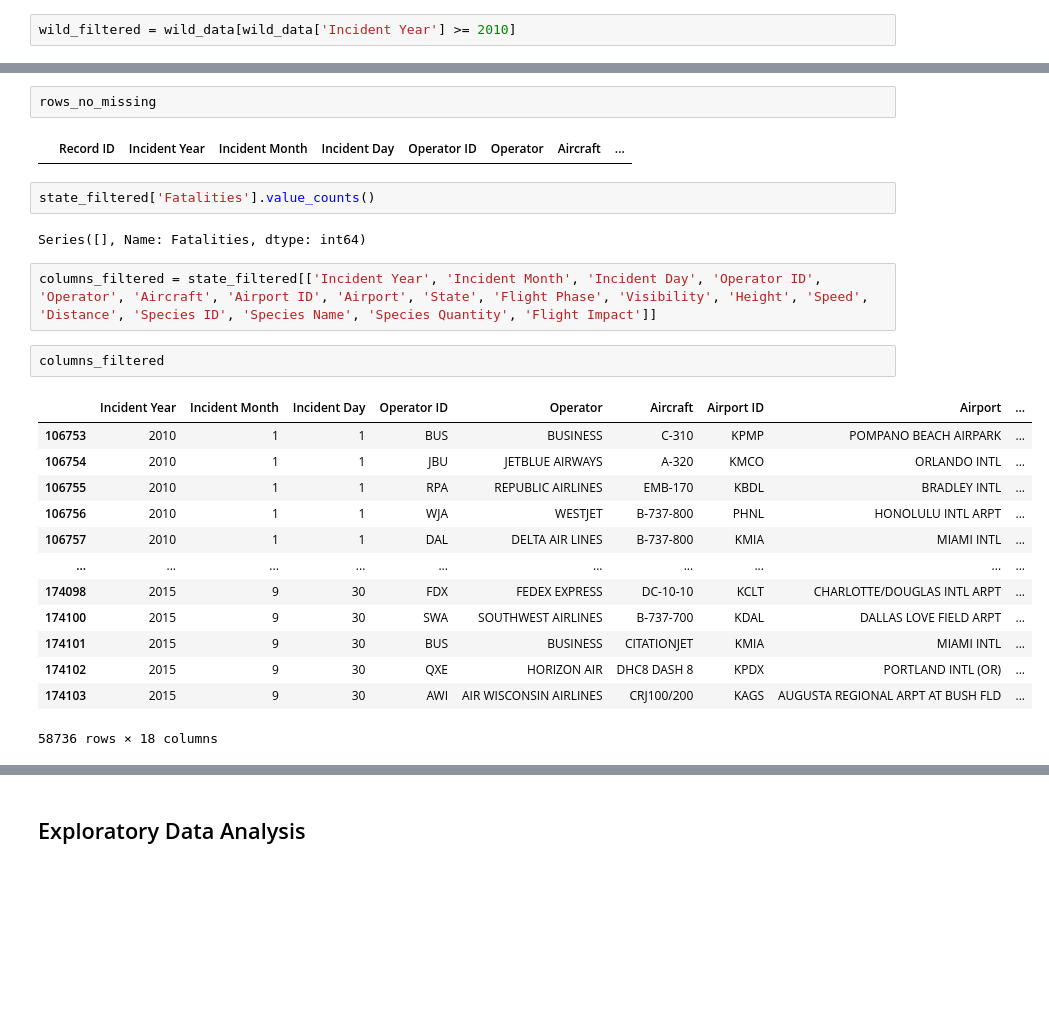
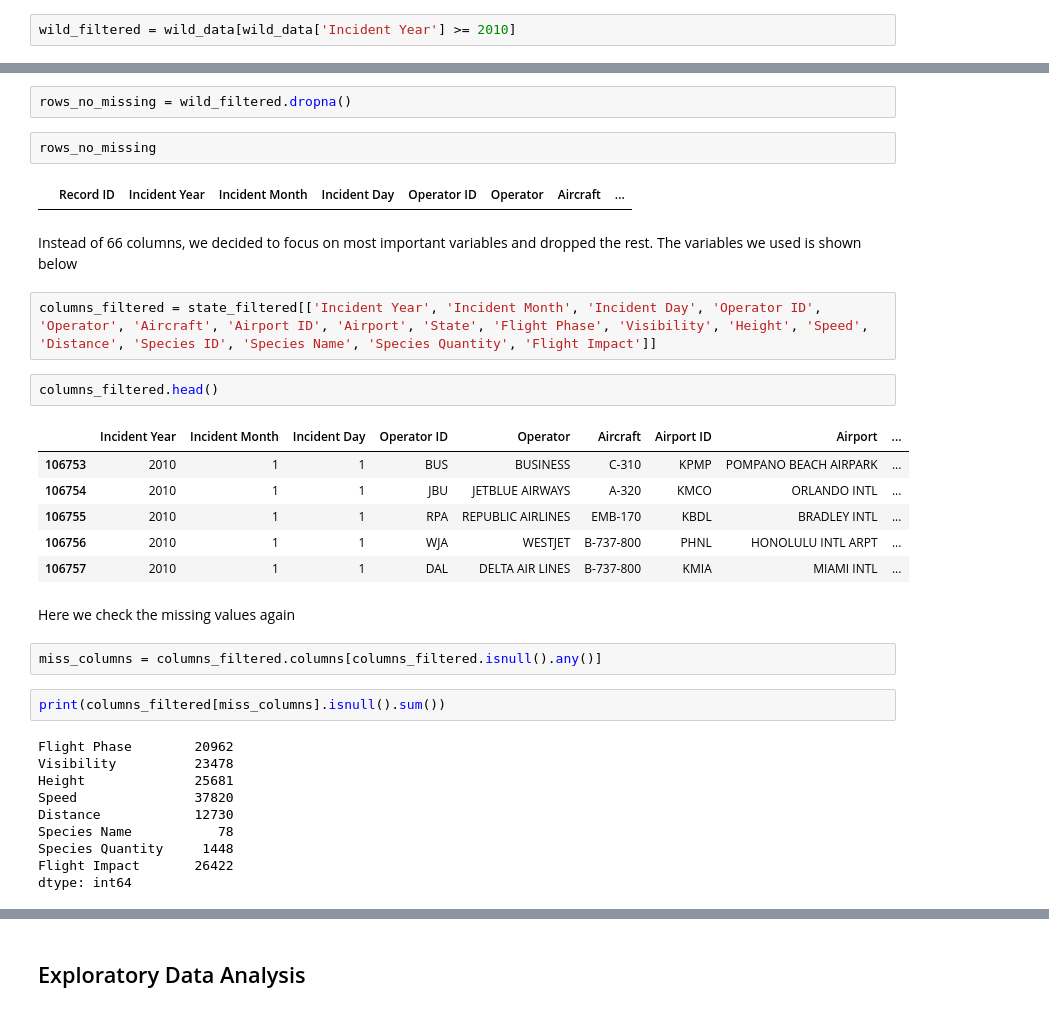
Before and after one commit to abdu95/birdstrikes-project-py, a Jupyter notebook: nb1-EDA.ipynb, the cells around one changed output, grey strips where cells are left out. Cells and saved outputs as stored; diff of their text form; blank space fills up the shorter version.

```diff
--- a/nb1-EDA.ipynb
+++ b/nb1-EDA.ipynb
@@ -165,26 +140,35 @@ rows_no_missing = wild_filtered.dropna()
+# %%
+rows_no_missing = wild_filtered.dropna()
 # %%
 rows_no_missing
 # %% [output]
 |  | Record ID | Incident Year | Incident Month | Incident Day | Operator ID | Operator | Aircraft | ... |
-# %%
-state_filtered['Fatalities'].value_counts()
-# %% [output]
-Series([], Name: Fatalities, dtype: int64)
+# %% [markdown]
+Instead of 66 columns, we decided to focus on most important variables and dropped the rest. The variables we used is shown below
 # %%
 columns_filtered = state_filtered[['Incident Year', 'Incident Month', 'Incident Day', 'Operator ID', 'Operator', 'Aircraft', 'Airport ID', 'Airport', 'State', 'Flight Phase', 'Visibility', 'Height', 'Speed', 'Distance', 'Species ID', 'Species Name', 'Species Quantity', 'Flight Impact']]
 # %%
-columns_filtered
+columns_filtered.head()
 # %% [output]
 |  | Incident Year | Incident Month | Incident Day | Operator ID | Operator | Aircraft | Airport ID | Airport | ... |
 | 106753 | 2010 | 1 | 1 | BUS | BUSINESS | C-310 | KPMP | POMPANO BEACH AIRPARK | ... |
 | 106754 | 2010 | 1 | 1 | JBU | JETBLUE AIRWAYS | A-320 | KMCO | ORLANDO INTL | ... |
 | 106755 | 2010 | 1 | 1 | RPA | REPUBLIC AIRLINES | EMB-170 | KBDL | BRADLEY INTL | ... |
 | 106756 | 2010 | 1 | 1 | WJA | WESTJET | B-737-800 | PHNL | HONOLULU INTL ARPT | ... |
 | 106757 | 2010 | 1 | 1 | DAL | DELTA AIR LINES | B-737-800 | KMIA | MIAMI INTL | ... |
-| ... | ... | ... | ... | ... | ... | ... | ... | ... | ... |
-| 174098 | 2015 | 9 | 30 | FDX | FEDEX EXPRESS | DC-10-10 | KCLT | CHARLOTTE/DOUGLAS INTL ARPT | ... |
-| 174100 | 2015 | 9 | 30 | SWA | SOUTHWEST AIRLINES | B-737-700 | KDAL | DALLAS LOVE FIELD ARPT | ... |
-| 174101 | 2015 | 9 | 30 | BUS | BUSINESS | CITATIONJET | KMIA | MIAMI INTL | ... |
-| 174102 | 2015 | 9 | 30 | QXE | HORIZON AIR | DHC8 DASH 8 | KPDX | PORTLAND INTL (OR) | ... |
-| 174103 | 2015 | 9 | 30 | AWI | AIR WISCONSIN AIRLINES | CRJ100/200 | KAGS | AUGUSTA REGIONAL ARPT AT BUSH FLD | ... |
-58736 rows × 18 columns
+# %% [markdown]
+Here we check the missing values again
+# %%
+miss_columns = columns_filtered.columns[columns_filtered.isnull().any()]
+# %%
+print(columns_filtered[miss_columns].isnull().sum())
+# %% [output]
+Flight Phase        20962
+Visibility          23478
+Height              25681
+Speed               37820
+Distance            12730
+Species Name           78
+Species Quantity     1448
+Flight Impact       26422
+dtype: int64
```
Also changed, not shown: parts of 83 cells of this notebook.
